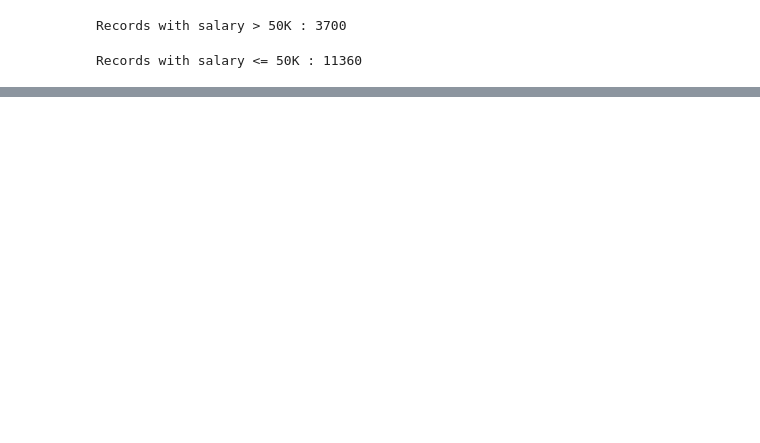
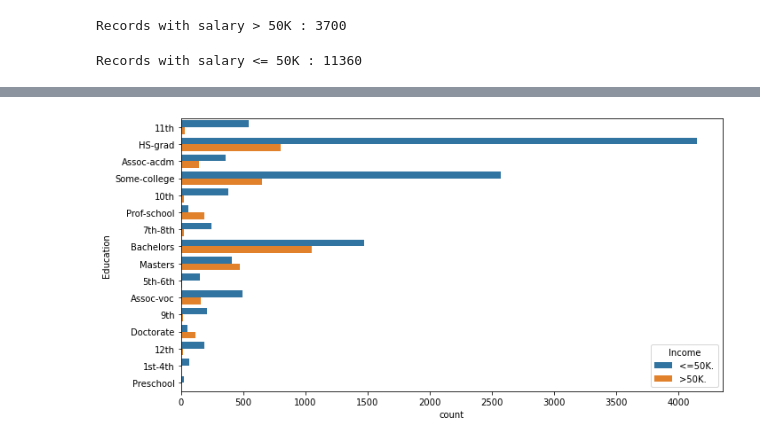
Before and after one commit to Abhik91/CSE578-Data-Visualization, a Jupyter notebook: IncomeAnalysis.ipynb, the cells around one changed output, grey strips where cells are left out. Drawn from its saved outputs; the diff is of its cells as text; code cells hidden in the pictures; blank space fills up the shorter version.

```diff
--- a/IncomeAnalysis.ipynb
+++ b/IncomeAnalysis.ipynb
@@ -107,0 +159,7 @@ Records with salary <= 50K : 11360
+# %%
+plt.figure(figsize = (10, 5))
+sns.countplot(y = 'Education', hue = 'Income', data = work_data)
+plt.tight_layout()
+plt.show();
+# %% [output]
+[figure, added]
```
Also changed, not shown: parts of 8 cells of this notebook.
